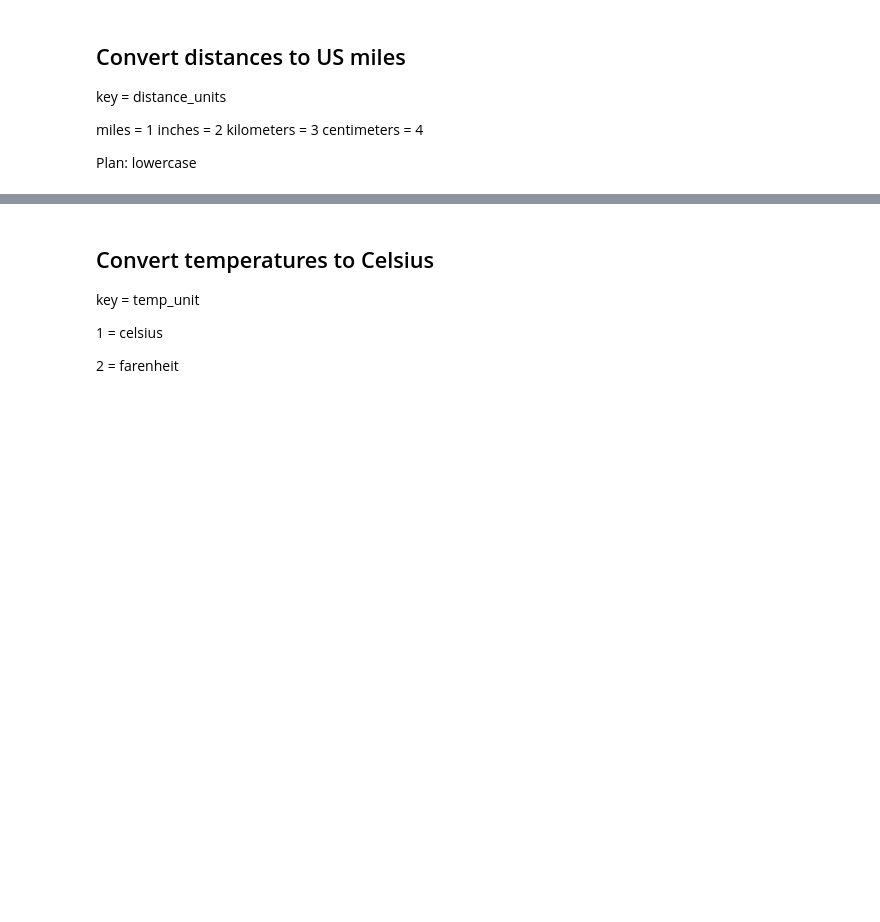
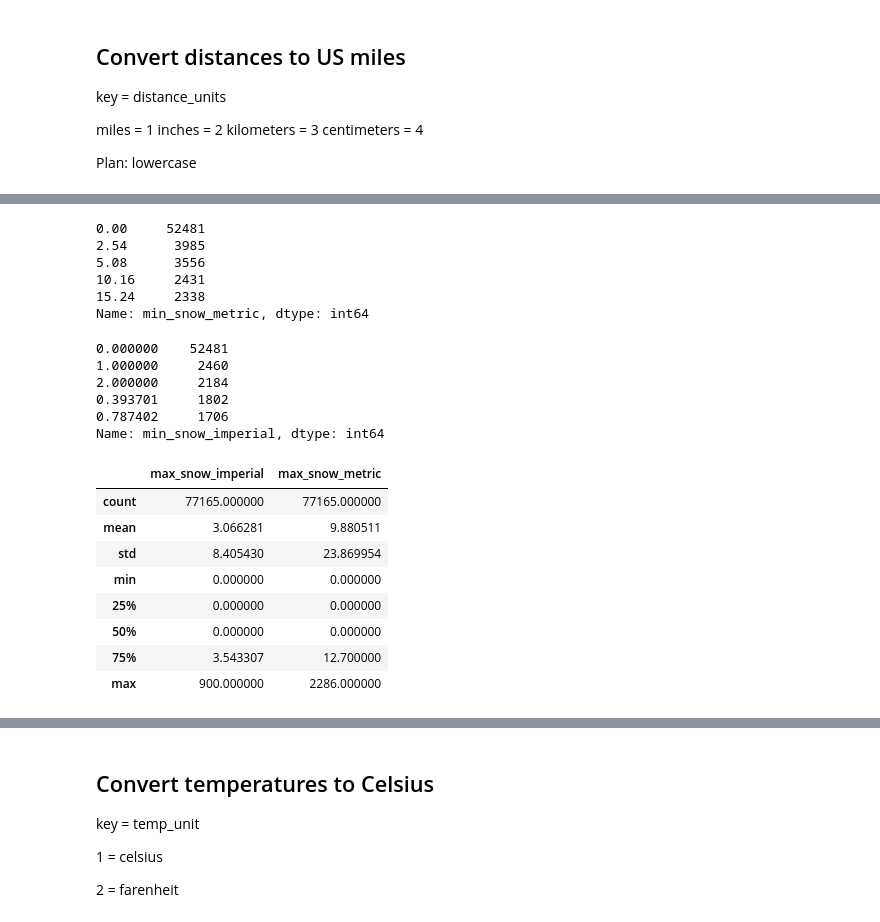
Before and after one commit to DataKind-DC/audubon-cbc, a Jupyter notebook: Audubon EDA 04.27.19 investigative .ipynb, the cells around one changed output, grey strips where cells are left out. Cells and saved outputs as stored; diff of their text form; code cells hidden in the pictures; blank space fills up the shorter version.

```diff
--- a/Audubon EDA 04.27.19 investigative .ipynb
+++ b/Audubon EDA 04.27.19 investigative .ipynb
@@ -272,0 +310,18 @@ df['field_distance'] = np.where(df['distance_units']==2, df['min_temp'], (df['mi
+# %%
+df['min_snow_metric'].value_counts().sort_values(ascending=False).head()
+# %% [output]
+0.00     52481
+2.54      3985
+5.08      3556
+10.16     2431
+15.24     2338
+Name: min_snow_metric, dtype: int64
+# %%
+df['min_snow_imperial'].value_counts().sort_values(ascending=False).head()
+# %% [output]
+0.000000    52481
+1.000000     2460
+2.000000     2184
+0.393701     1802
+0.787402     1706
+Name: min_snow_imperial, dtype: int64
@@ -272,0 +332,12 @@ df['field_distance'] = np.where(df['distance_units']==2, df['min_temp'], (df['mi
+# %%
+df.loc[:, ['max_snow_imperial', 'max_snow_metric']].describe()
+# %% [output]
+|  | max_snow_imperial | max_snow_metric |
+| count | 77165.000000 | 77165.000000 |
+| mean | 3.066281 | 9.880511 |
+| std | 8.405430 | 23.869954 |
+| min | 0.000000 | 0.000000 |
+| 25% | 0.000000 | 0.000000 |
+| 50% | 0.000000 | 0.000000 |
+| 75% | 3.543307 | 12.700000 |
+| max | 900.000000 | 2286.000000 |
```
Also changed, not shown: parts of 9 cells of this notebook.
